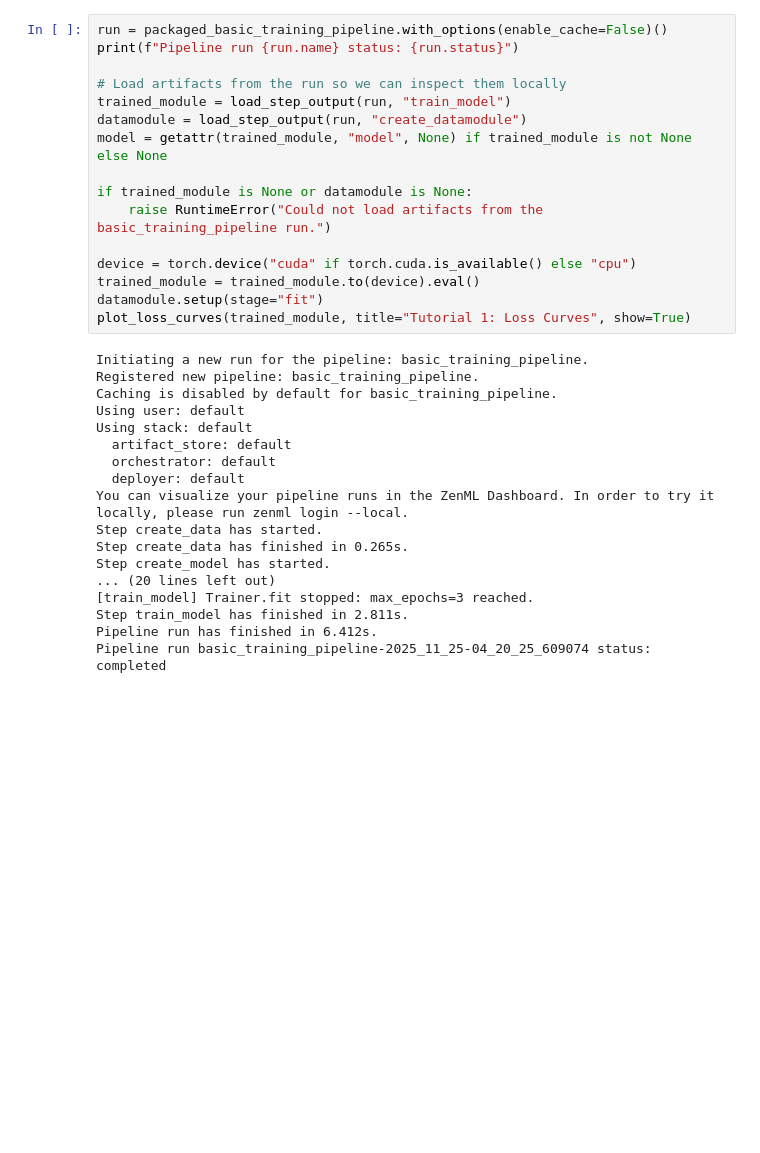
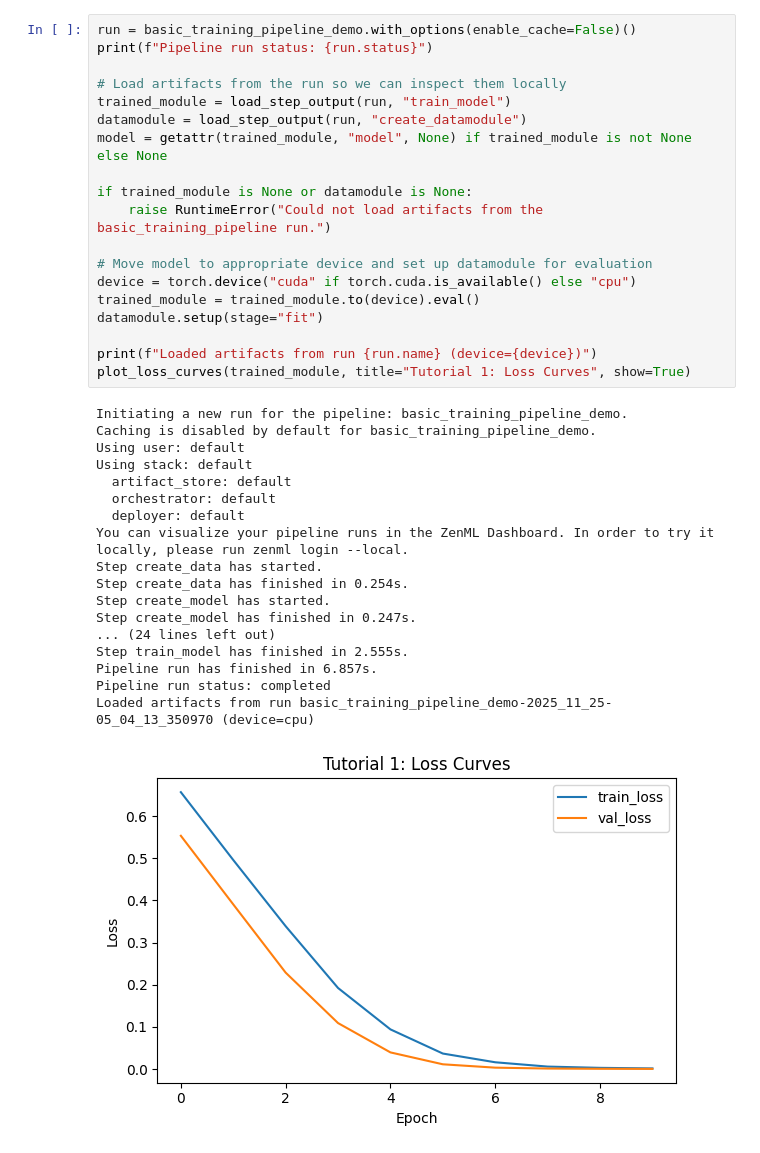
Before and after one commit to jaca230/pioneerML, a Jupyter notebook: notebooks/tutorials/01_building_zenml_pipelines.ipynb, the cells around one changed output. Saved outputs shown, nothing was run; the diff lists cells and outputs as text; blank space fills up the shorter version.

```diff
--- a/notebooks/tutorials/01_building_zenml_pipelines.ipynb
+++ b/notebooks/tutorials/01_building_zenml_pipelines.ipynb
@@ -149,35 +189,39 @@ from pioneerml.zenml.pipelines.tutorial_examples.basic_training import (
 # %%
-run = packaged_basic_training_pipeline.with_options(enable_cache=False)()
-print(f"Pipeline run {run.name} status: {run.status}")
+run = basic_training_pipeline_demo.with_options(enable_cache=False)()
+print(f"Pipeline run status: {run.status}")
 
 # Load artifacts from the run so we can inspect them locally
 trained_module = load_step_output(run, "train_model")
 datamodule = load_step_output(run, "create_datamodule")
 model = getattr(trained_module, "model", None) if trained_module is not None else None
 
 if trained_module is None or datamodule is None:
     raise RuntimeError("Could not load artifacts from the basic_training_pipeline run.")
 
+# Move model to appropriate device and set up datamodule for evaluation
 device = torch.device("cuda" if torch.cuda.is_available() else "cpu")
 trained_module = trained_module.to(device).eval()
 datamodule.setup(stage="fit")
+
+print(f"Loaded artifacts from run {run.name} (device={device})")
 plot_loss_curves(trained_module, title="Tutorial 1: Loss Curves", show=True)
 # %% [output]
-Initiating a new run for the pipeline: basic_training_pipeline.
-Registered new pipeline: basic_training_pipeline.
-Caching is disabled by default for basic_training_pipeline.
+Initiating a new run for the pipeline: basic_training_pipeline_demo.
+Caching is disabled by default for basic_training_pipeline_demo.
 Using user: default
 Using stack: default
   artifact_store: default
   orchestrator: default
   deployer: default
 You can visualize your pipeline runs in the ZenML Dashboard. In order to try it locally, please run zenml login --local.
 Step create_data has started.
-Step create_data has finished in 0.265s.
+Step create_data has finished in 0.254s.
 Step create_model has started.
-... (20 lines left out)
-[train_model] Trainer.fit stopped: max_epochs=3 reached.
-Step train_model has finished in 2.811s.
-Pipeline run has finished in 6.412s.
-Pipeline run basic_training_pipeline-2025_11_25-04_20_25_609074 status: completed
+Step create_model has finished in 0.247s.
+... (24 lines left out)
+Step train_model has finished in 2.555s.
+Pipeline run has finished in 6.857s.
+Pipeline run status: completed
+Loaded artifacts from run basic_training_pipeline_demo-2025_11_25-05_04_13_350970 (device=cpu)
+[figure, added]
 # %% [markdown]
```
Also changed, not shown: parts of 9 cells of this notebook.
